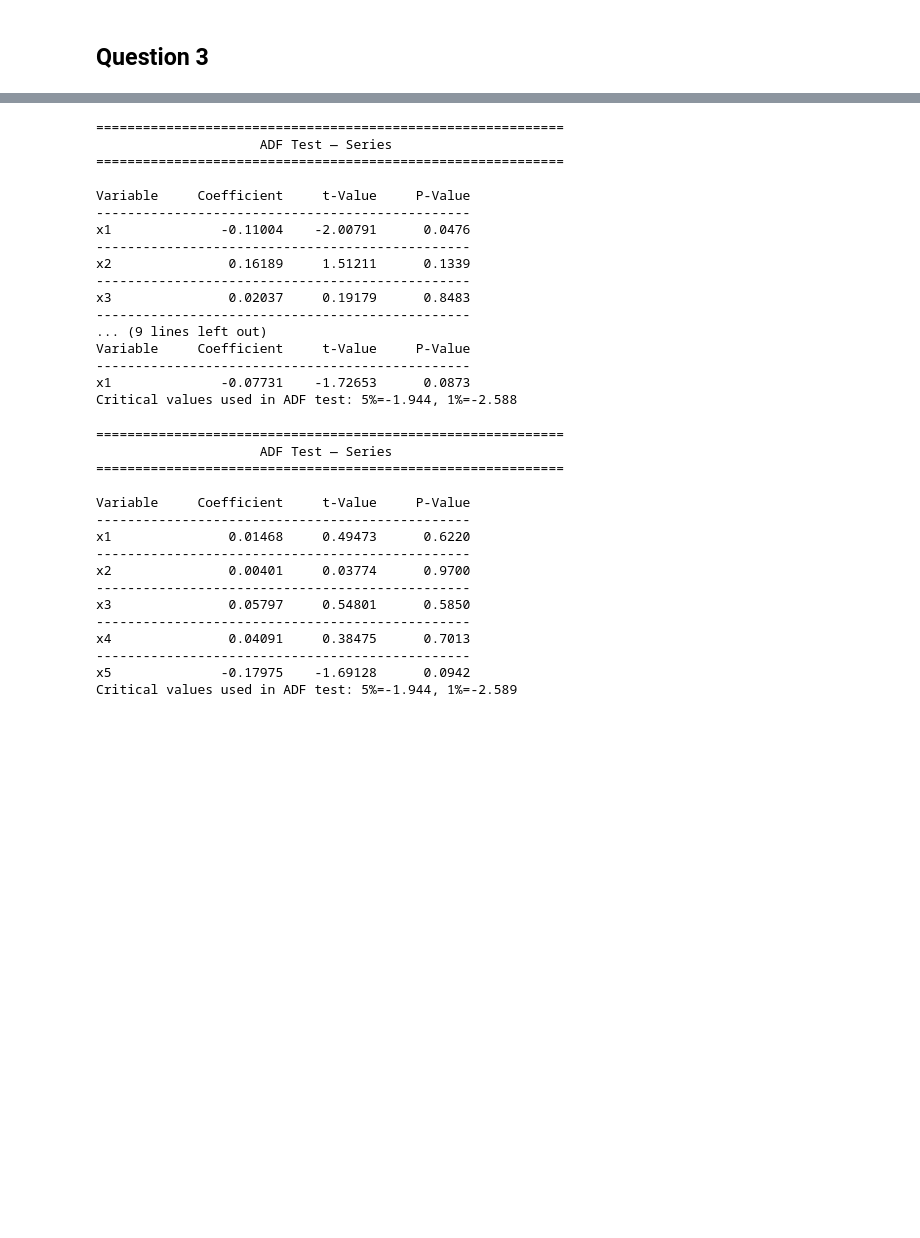
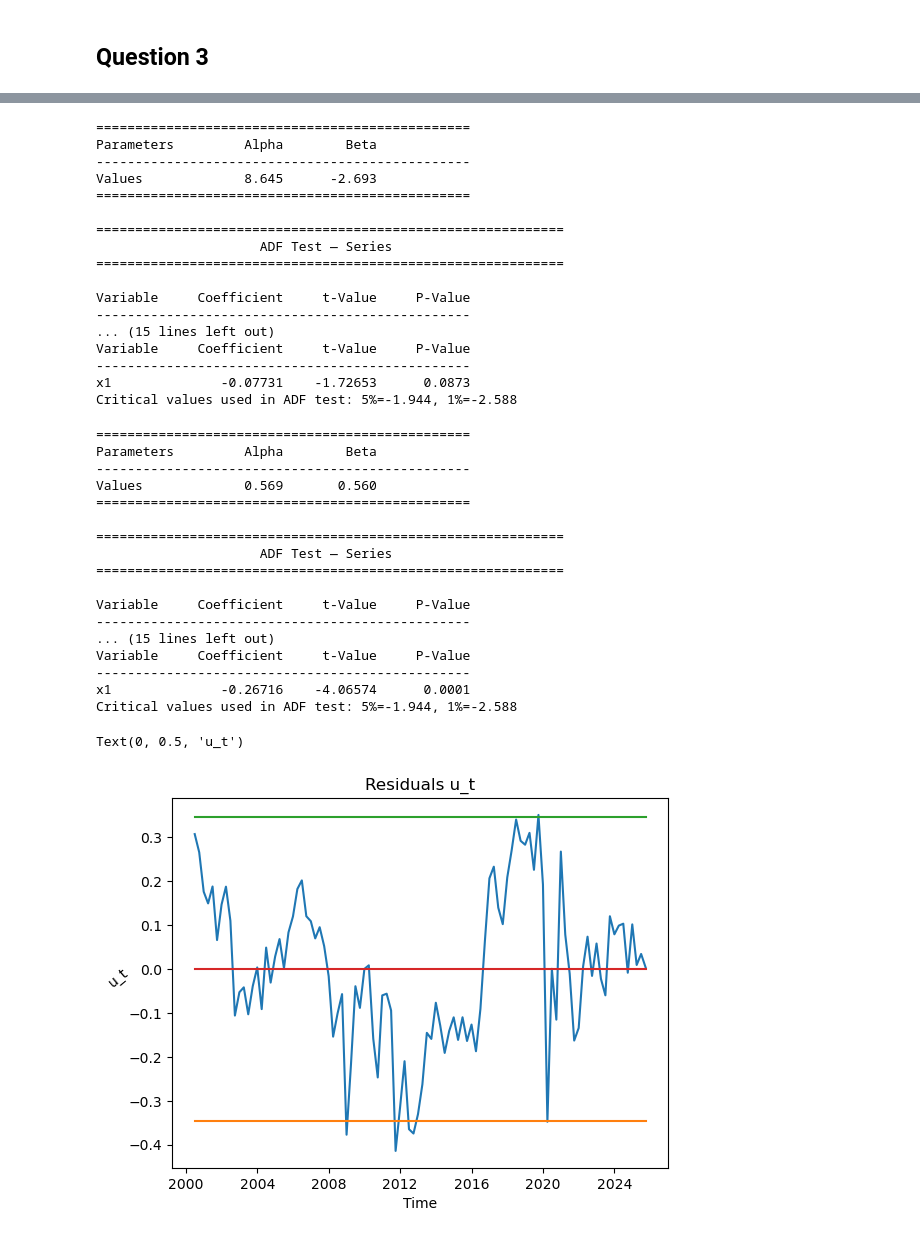
Before and after one commit to gaussianWolf/Group_Projectwork_Econometrics, a Jupyter notebook: src/Econometrics_Group4.ipynb, the cells around one changed output, grey strips where cells are left out. Saved outputs shown, nothing was run; the diff lists cells and outputs as text; code cells hidden in the pictures; blank space fills up the shorter version.

```diff
--- a/src/Econometrics_Group4.ipynb
+++ b/src/Econometrics_Group4.ipynb
@@ -658,7 +658,7 @@ Critical values used in ADF test: 5%=-2.891, 1%=-3.498
 # OLS Package
 import statsmodels.api as sm
 # %%
-def linear_regression(y, x, intercept=True):
+def linear_regression(y, x, intercept=True, coefficients=False):
     '''
         The following function is appointed for the calculation of a Linear Regression for Cointegration
             analysis purposes.
@@ -673,7 +673,15 @@ def linear_regression(y, x, intercept=True):
     model = sm.OLS(y, x, missing='drop')
     results = model.fit()
 
+    alpha = results.params[0]
+    beta = results.params[1]
+    print('='*48)
+    print(f"{'Parameters':<12}{'Alpha':>12}{'Beta':>12}")
+    print('-'*48)
+    print(f"{'Values':<12}{alpha:>12.3f}{beta:>12.3f}")
+    print('='*48)
     residuals = results.resid
+
     return residuals
 # %%
 # Pair 1: SPX | 10-years Treasury Yield
@@ -770,47 +778,62 @@ adf_cointeg_spx_GBPUSD = augm_Dickey_Fuller(resid_spx_GBPUSD, 4, 'n')
 # ADF Test: Residuals of the LR without lags
 adf_cointeg_spx_GBPUSD = augm_Dickey_Fuller(resid_spx_GBPUSD, 0, 'n')
 # %% [output]
+================================================
+Parameters         Alpha        Beta
+------------------------------------------------
+Values             8.645      -2.693
+================================================
+
 ============================================================
                      ADF Test — Series
 ============================================================
 
 Variable     Coefficient     t-Value     P-Value
 ------------------------------------------------
-x1              -0.11004    -2.00791      0.0476
-------------------------------------------------
-x2               0.16189     1.51211      0.1339
-------------------------------------------------
-x3               0.02037     0.19179      0.8483
-------------------------------------------------
-... (9 lines left out)
+... (15 lines left out)
 Variable     Coefficient     t-Value     P-Value
 ------------------------------------------------
 x1              -0.07731    -1.72653      0.0873
 Critical values used in ADF test: 5%=-1.944, 1%=-2.588
 # %%
 log_ukGilt = np.log(uk_gilt)
-spx_ukGilt_df = pd.concat([log_eq_idx, log_ukGilt], axis=1, join='inner')
-spx_ukGilt_df_quarterly = spx_ukGilt_df.resample('Q').last().iloc[1:, :]
+treasury_ukGilt_df = pd.concat([log_gvt, log_ukGilt], axis=1, join='inner')
+treasury_ukGilt_df_quarterly = treasury_ukGilt_df.resample('Q').last().iloc[1:, :]
 # Pair 3: SPX | UK Gilt
 # Linear Regression
-resid_spx_ukGilt = linear_regression(spx_ukGilt_df_quarterly['SPX'], spx_ukGilt_df_quarterly['UKGilt'])
+resid_treasury_ukGilt = linear_regression(treasury_ukGilt_df_quarterly['10yr Tr. Yield'], treasury_ukGilt_df_quarterly['UKGilt'])
 
 # ADF Test: Residuals of the LR
-adf_cointeg_spx_ukGilt = augm_Dickey_Fuller(resid_spx_ukGilt, 4, 'n')
+adf_cointeg_treasury_ukGilt = augm_Dickey_Fuller(resid_treasury_ukGilt, 4, 'n')
+
+# ADF Test: Residuals of the LR without lags
+adf_cointeg_treasury_ukGilt = augm_Dickey_Fuller(resid_treasury_ukGilt, 0, 'n')
 # %% [output]
+================================================
+Parameters         Alpha        Beta
+------------------------------------------------
+Values             0.569       0.560
+================================================
+
 ============================================================
                      ADF Test — Series
 ============================================================
 
 Variable     Coefficient     t-Value     P-Value
 ------------------------------------------------
-x1               0.01468     0.49473      0.6220
+... (15 lines left out)
+Variable     Coefficient     t-Value     P-Value
 ------------------------------------------------
-x2               0.00401     0.03774      0.9700
-------------------------------------------------
-x3               0.05797     0.54801      0.5850
-------------------------------------------------
-x4               0.04091     0.38475      0.7013
-------------------------------------------------
-x5              -0.17975    -1.69128      0.0942
-Critical values used in ADF test: 5%=-1.944, 1%=-2.589
+x1              -0.26716    -4.06574      0.0001
+Critical values used in ADF test: 5%=-1.944, 1%=-2.588
+# %%
+plt.plot(treasury_ukGilt_df_quarterly.index, resid_treasury_ukGilt)
+plt.plot(treasury_ukGilt_df_quarterly.index, [(-2*(resid_treasury_ukGilt.std())) for _ in range(len(resid_treasury_ukGilt))])
+plt.plot(treasury_ukGilt_df_quarterly.index, [(2*(resid_treasury_ukGilt.std())) for _ in range(len(resid_treasury_ukGilt))])
+plt.plot(treasury_ukGilt_df_quarterly.index, [((resid_treasury_ukGilt.mean())) for _ in range(len(resid_treasury_ukGilt))])
+plt.title('Residuals u_t')
+plt.xlabel('Time')
+plt.ylabel('u_t', rotation=40)
+# %% [output]
+Text(0, 0.5, 'u_t')
+[figure, added]
```
Also changed, not shown: parts of 6 cells of this notebook.
